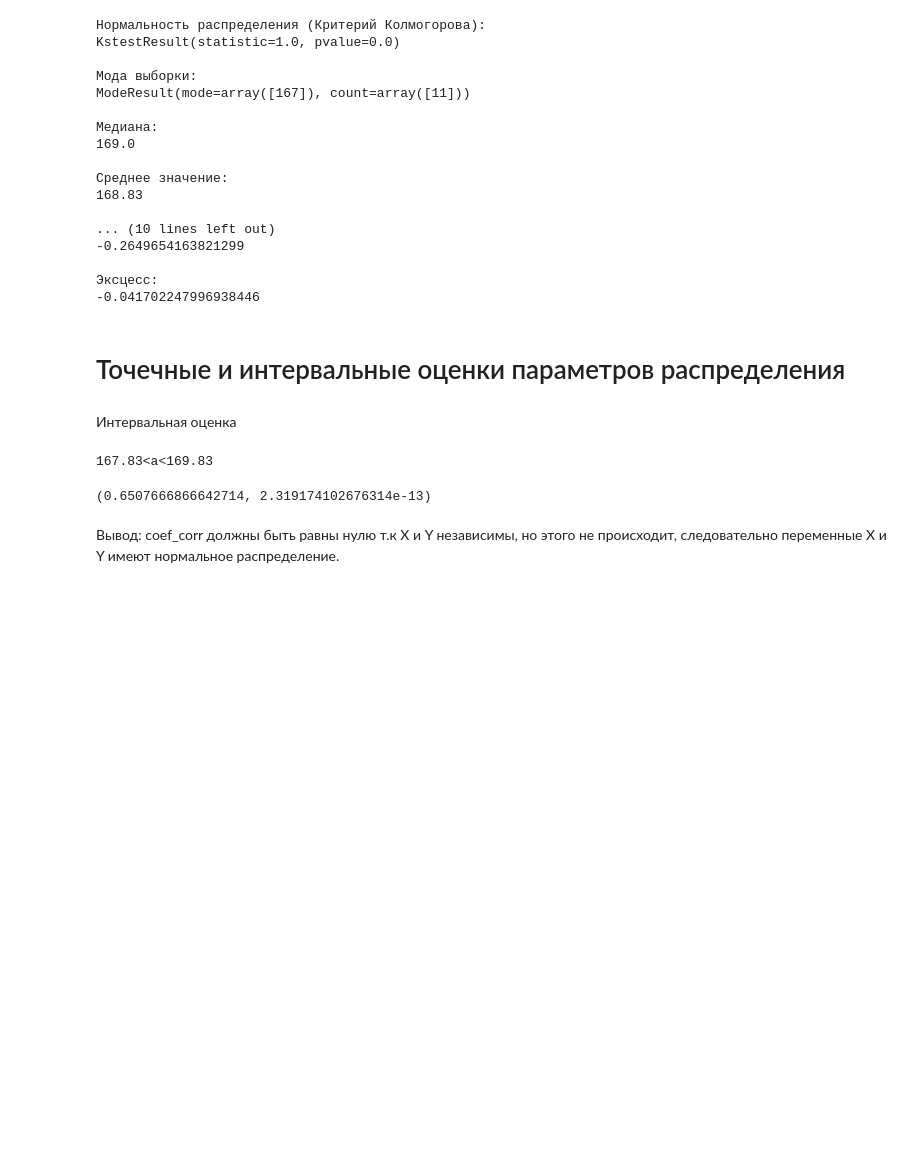
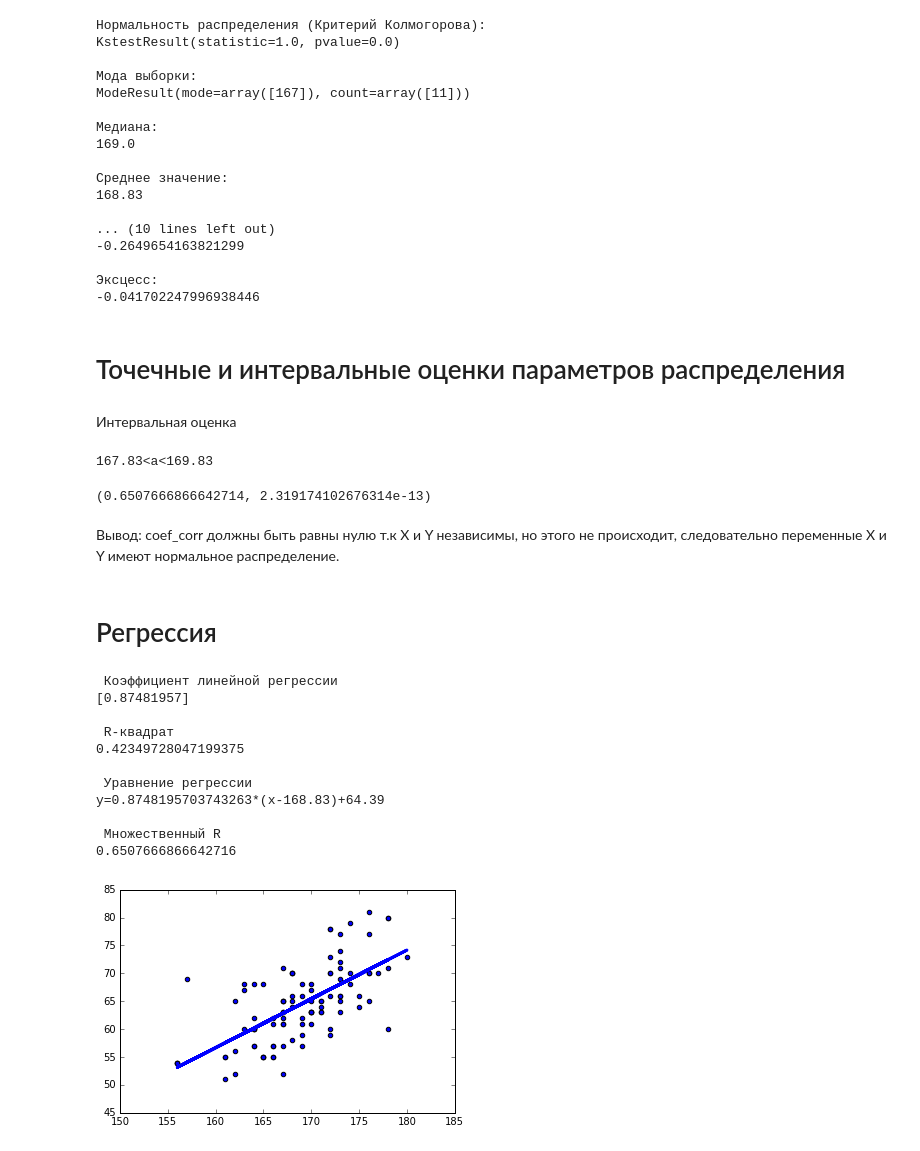
Before and after one commit to nikita-potashev/Python-for-kids, a Jupyter notebook: EasyDataScience/DataAnalyzer.ipynb, the cells around one changed output. Saved outputs shown, nothing was run; the diff lists cells and outputs as text; code cells hidden in the pictures; blank space fills up the shorter version.

Commit message:
add regression

```diff
--- a/EasyDataScience/DataAnalyzer.ipynb
+++ b/EasyDataScience/DataAnalyzer.ipynb
@@ -287,3 +268,35 @@ print(coef_corr)
 # %% [markdown]
 Вывод:
 coef_corr должны быть равны нулю т.к X и Y независимы, но этого не происходит, следовательно переменные X и Y имеют нормальное распределение.
+# %% [markdown]
+# Регрессия
+# %%
+lr=LinearRegression().fit(data[['X']], data[['Y']])
+
+print('\n Коэффициент линейной регрессии')
+print(lr.coef_[0])
+print('\n R-квадрат')
+print(lr.score(data[['X']], data[['Y']]))
+print('\n Уравнение регрессии')
+print('y='+str(lr.coef_[0][0])+'*'+'(x-'+str(np.mean(data['X']))+')'+'+'+str(np.mean(data['Y'])))
+print('\n Множественный R')
+print(data.corr()['Y'][0])
+
+
+
+plt.plot(data[['X']], lr.predict(data[['X']]), color='blue',linewidth=3)
+plt.scatter(data['X'],data['Y'])
+plt.show()
+# %% [output]
+ Коэффициент линейной регрессии
+[0.87481957]
+
+ R-квадрат
+0.42349728047199375
+
+ Уравнение регрессии
+y=0.8748195703743263*(x-168.83)+64.39
+
+ Множественный R
+0.6507666866642716
+[figure, added]
```
Also changed, not shown: parts of 9 cells of this notebook.
